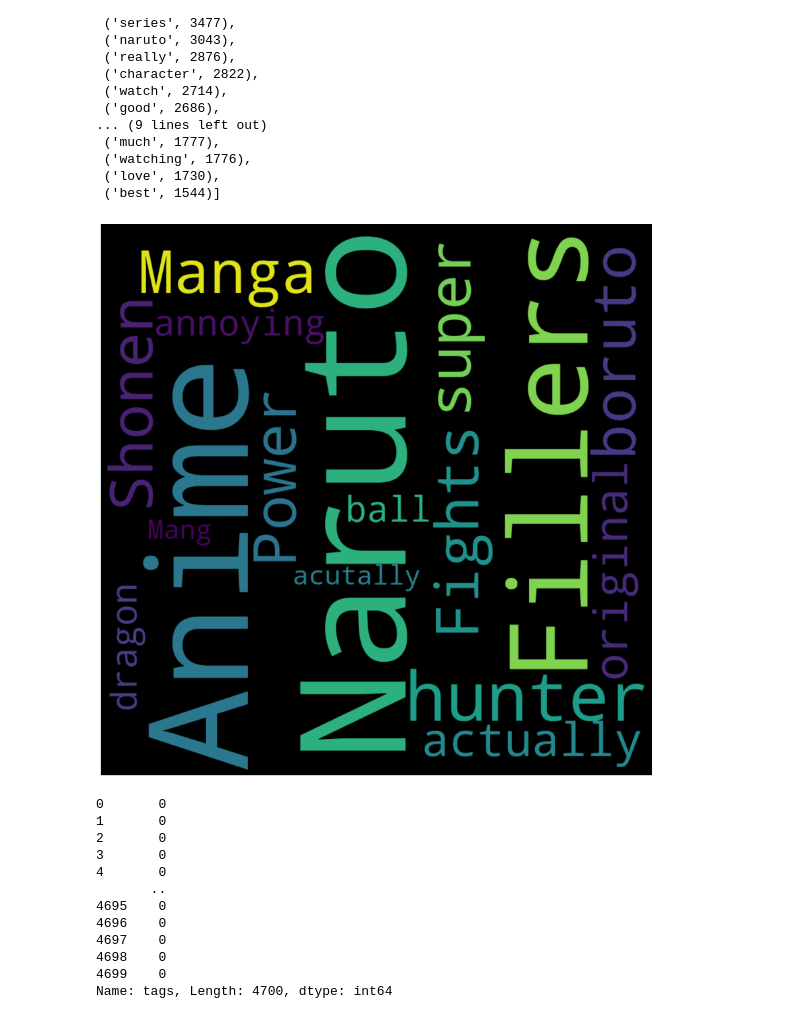
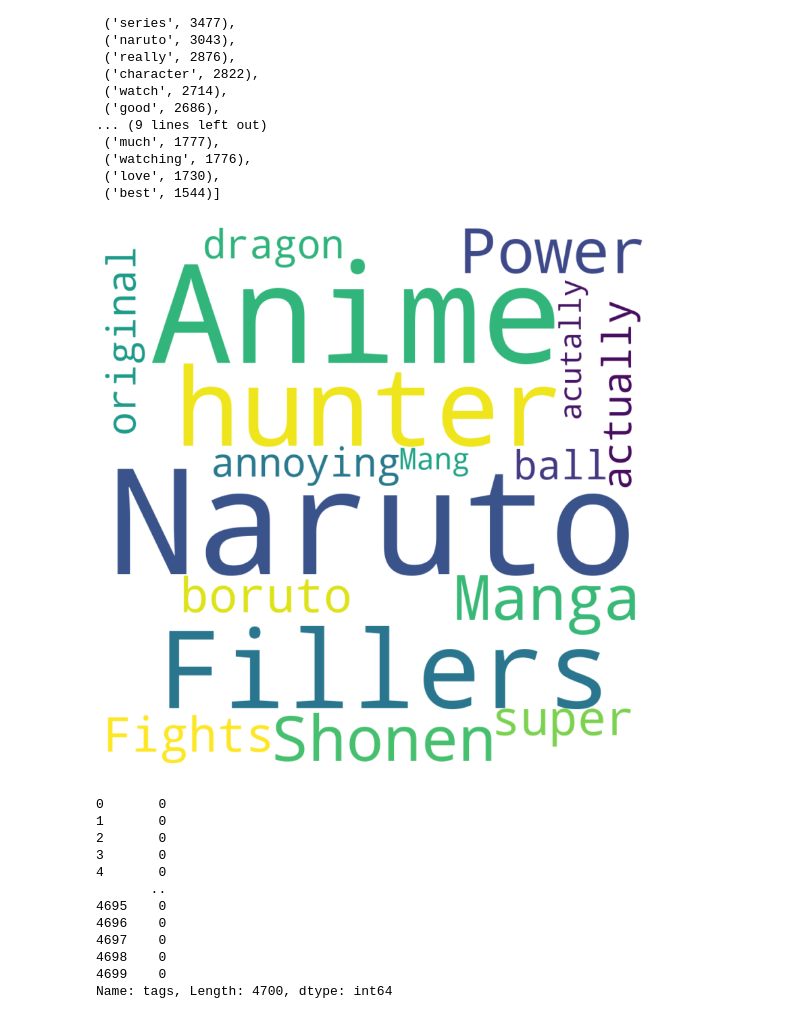
Before and after one commit to something-cool/french-bread, a Jupyter notebook: data_visual.ipynb, the cells around one changed output. Saved outputs shown, nothing was run; the diff lists cells and outputs as text; code cells hidden in the pictures.

```diff
--- a/data_visual.ipynb
+++ b/data_visual.ipynb
@@ -141,17 +148,17 @@ filtered_words[:25]
 # %%
 text=("Anime, Anime, Anime, Anime, Anime, Anime, Anime, Mang, Manga, Manga, Manga, Shonen, Shonen, Shonen, Power, Power, Power, Fights, Fights, Fights, Naruto, Naruto, Naruto, Naruto, Naruto, Naruto, Naruto, Naruto, Fillers, Fillers, Fillers, Fillers, boruto, boruto, boruto, actually, actually, acutally, hunter, hunter, hunter, hunter, original, original, annoying, annoying, super, super, super, dragon, dragon, ball, ball,  ")
 # Create the wordcloud object
-wordcloud = WordCloud(width=1000, height=1000, margin=0).generate(text)
+wordcloud = WordCloud(background_color='white', width=1000, height=1000, margin=0).generate(text)
 
 # Display the generated image:
 plt.figure(figsize=(25,15))
 plt.imshow(wordcloud, interpolation='bilinear')
 
 plt.axis("off")
 plt.margins(x=0, y=0)
 plt.show()
 # %% [output]
-[figure, old version]
+[figure, new version]
 # %%
 genre_list = []
 def list_to_string(tags):
```
Also changed, not shown: parts of 9 cells of this notebook.
